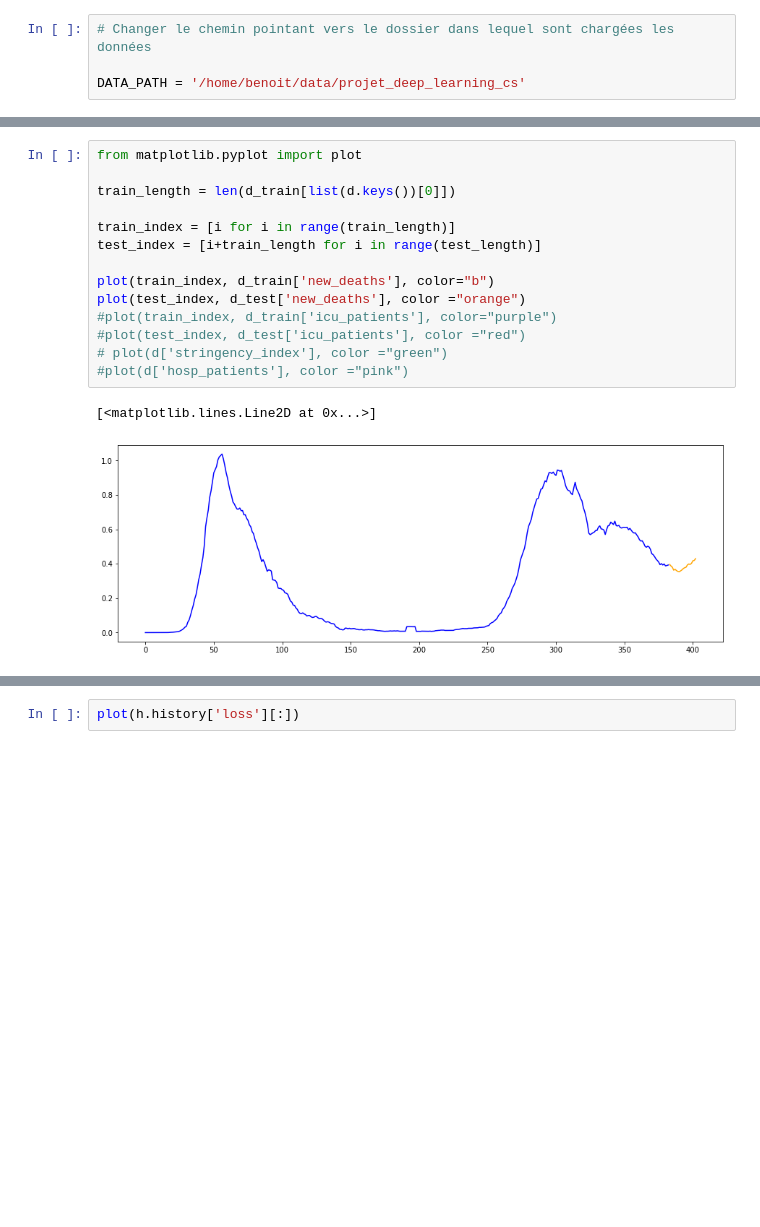
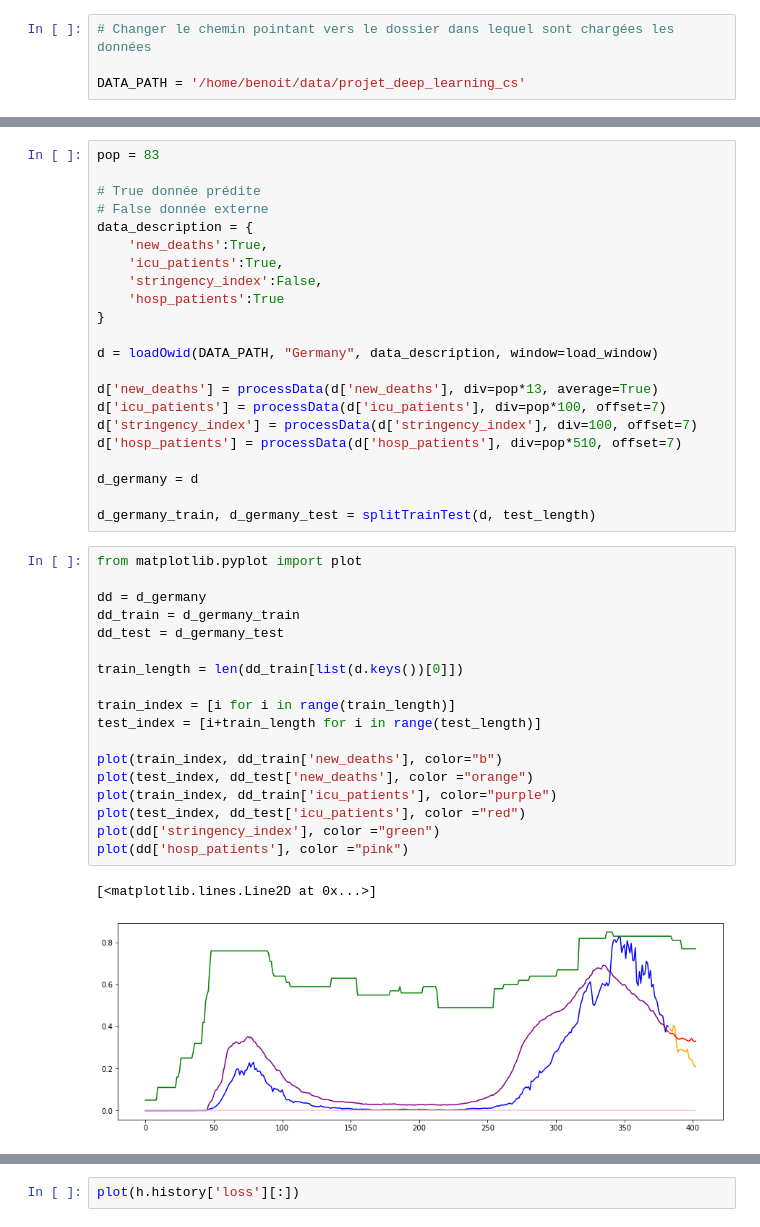
Before and after one commit to benoitcharmettant/projet_deep_learning_cs, a Jupyter notebook: pipeline.ipynb, the cells around one changed output, grey strips where cells are left out. Cells and saved outputs as stored; diff of their text form; blank space fills up the shorter version.

```diff
--- a/pipeline.ipynb
+++ b/pipeline.ipynb
@@ -40,20 +89,46 @@ d_train, d_test = splitTrainTest(d, test_length)
+# %%
+pop = 83
+
+# True donnée prédite
+# False donnée externe
+data_description = {
+    'new_deaths':True,
+    'icu_patients':True,
+    'stringency_index':False,
+    'hosp_patients':True
+}
+
+d = loadOwid(DATA_PATH, "Germany", data_description, window=load_window)
+
+d['new_deaths'] = processData(d['new_deaths'], div=pop*13, average=True)
+d['icu_patients'] = processData(d['icu_patients'], div=pop*100, offset=7)
+d['stringency_index'] = processData(d['stringency_index'], div=100, offset=7)
+d['hosp_patients'] = processData(d['hosp_patients'], div=pop*510, offset=7)
+
+d_germany = d
+
+d_germany_train, d_germany_test = splitTrainTest(d, test_length)
 # %%
 from matplotlib.pyplot import plot
 
-train_length = len(d_train[list(d.keys())[0]])
+dd = d_germany
+dd_train = d_germany_train
+dd_test = d_germany_test
+
+train_length = len(dd_train[list(d.keys())[0]])
 
 train_index = [i for i in range(train_length)]
 test_index = [i+train_length for i in range(test_length)]
 
-plot(train_index, d_train['new_deaths'], color="b")
-plot(test_index, d_test['new_deaths'], color ="orange")
-#plot(train_index, d_train['icu_patients'], color="purple")
-#plot(test_index, d_test['icu_patients'], color ="red")
-# plot(d['stringency_index'], color ="green")
-#plot(d['hosp_patients'], color ="pink")
+plot(train_index, dd_train['new_deaths'], color="b")
+plot(test_index, dd_test['new_deaths'], color ="orange")
+plot(train_index, dd_train['icu_patients'], color="purple")
+plot(test_index, dd_test['icu_patients'], color ="red")
+plot(dd['stringency_index'], color ="green")
+plot(dd['hosp_patients'], color ="pink")
 # %% [output]
 [<matplotlib.lines.Line2D at 0x...>]
-[figure, old version]
+[figure, new version]
 # %%
 from helpers import formatData
 
```
Also changed, not shown: parts of 10 cells of this notebook, 1 other file.
